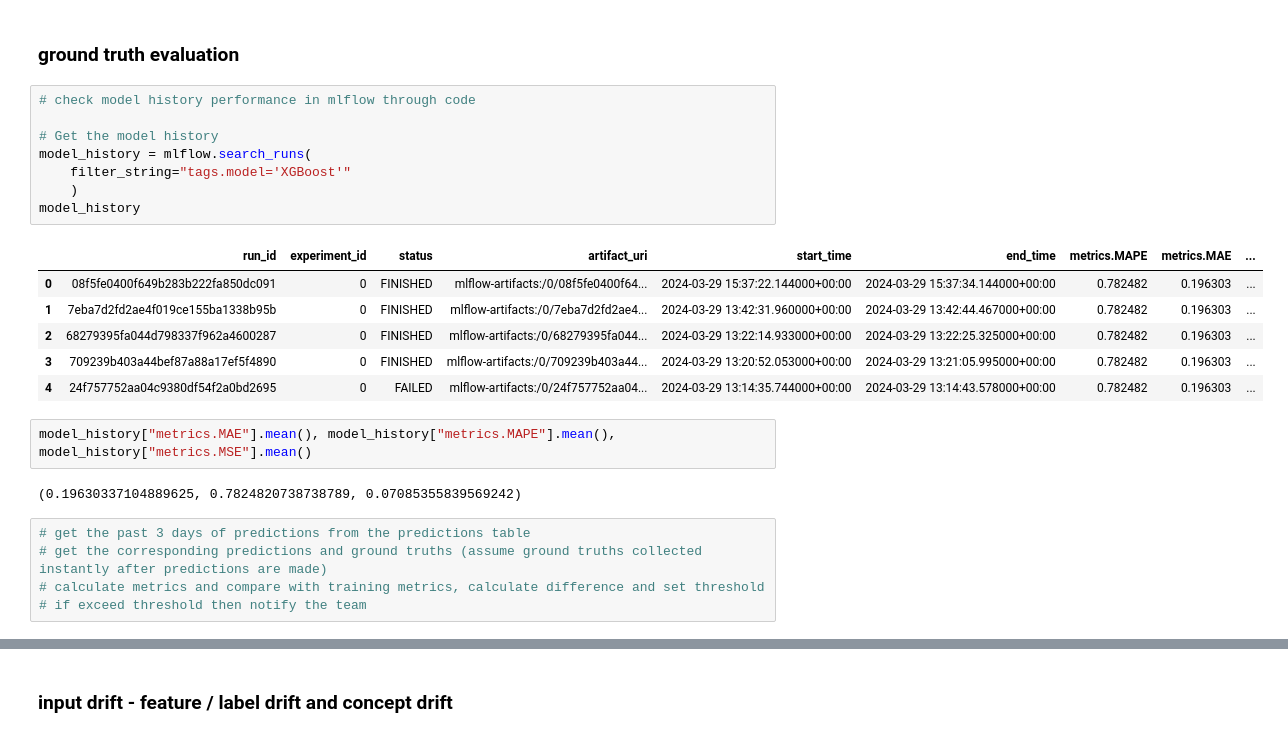
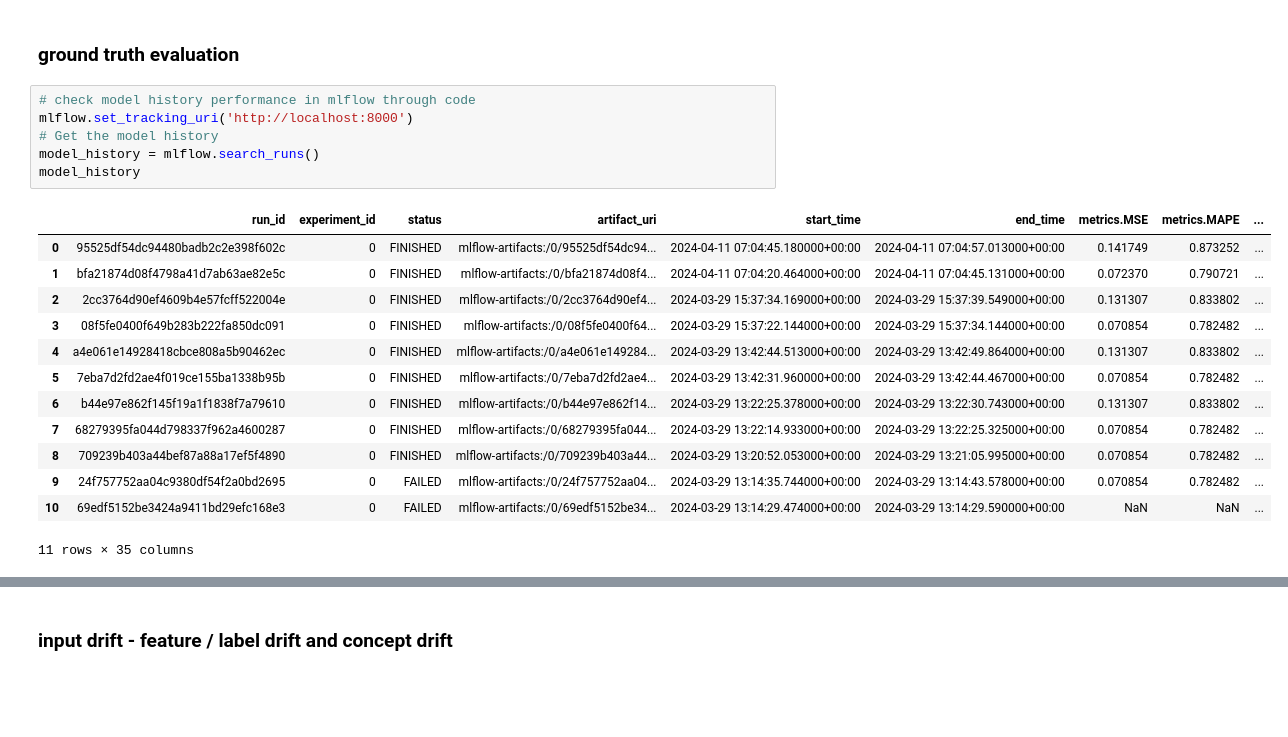
Before and after one commit to ivankqw/housing-mlops, a Jupyter notebook: source/mlops/monitoring_feedback.ipynb, the cells around one changed output, grey strips where cells are left out. Cells and saved outputs as stored; diff of their text form; blank space fills up the shorter version.

Commit message:
mlops monitoring
ground truth evaluatoin

```diff
--- a/source/mlops/monitoring_feedback.ipynb
+++ b/source/mlops/monitoring_feedback.ipynb
@@ -82,25 +137,21 @@ python -m mlflow server --host 127.0.0.1 --port 8000
 ### ground truth evaluation
 # %%
 # check model history performance in mlflow through code
-
+mlflow.set_tracking_uri('http://localhost:8000')
 # Get the model history
-model_history = mlflow.search_runs(
-    filter_string="tags.model='XGBoost'"
-    )
+model_history = mlflow.search_runs()
 model_history
 # %% [output]
-|  | run_id | experiment_id | status | artifact_uri | start_time | end_time | metrics.MAPE | metrics.MAE | ... |
-| 0 | 08f5fe0400f649b283b222fa850dc091 | 0 | FINISHED | mlflow-artifacts:/0/08f5fe0400f64... | 2024-03-29 15:37:22.144000+00:00 | 2024-03-29 15:37:34.144000+00:00 | 0.782482 | 0.196303 | ... |
-| 1 | 7eba7d2fd2ae4f019ce155ba1338b95b | 0 | FINISHED | mlflow-artifacts:/0/7eba7d2fd2ae4... | 2024-03-29 13:42:31.960000+00:00 | 2024-03-29 13:42:44.467000+00:00 | 0.782482 | 0.196303 | ... |
-| 2 | 68279395fa044d798337f962a4600287 | 0 | FINISHED | mlflow-artifacts:/0/68279395fa044... | 2024-03-29 13:22:14.933000+00:00 | 2024-03-29 13:22:25.325000+00:00 | 0.782482 | 0.196303 | ... |
-| 3 | 709239b403a44bef87a88a17ef5f4890 | 0 | FINISHED | mlflow-artifacts:/0/709239b403a44... | 2024-03-29 13:20:52.053000+00:00 | 2024-03-29 13:21:05.995000+00:00 | 0.782482 | 0.196303 | ... |
-| 4 | 24f757752aa04c9380df54f2a0bd2695 | 0 | FAILED | mlflow-artifacts:/0/24f757752aa04... | 2024-03-29 13:14:35.744000+00:00 | 2024-03-29 13:14:43.578000+00:00 | 0.782482 | 0.196303 | ... |
+|  | run_id | experiment_id | status | artifact_uri | start_time | end_time | metrics.MSE | metrics.MAPE | ... |
+| 0 | 95525df54dc94480badb2c2e398f602c | 0 | FINISHED | mlflow-artifacts:/0/95525df54dc94... | 2024-04-11 07:04:45.180000+00:00 | 2024-04-11 07:04:57.013000+00:00 | 0.141749 | 0.873252 | ... |
+| 1 | bfa21874d08f4798a41d7ab63ae82e5c | 0 | FINISHED | mlflow-artifacts:/0/bfa21874d08f4... | 2024-04-11 07:04:20.464000+00:00 | 2024-04-11 07:04:45.131000+00:00 | 0.072370 | 0.790721 | ... |
+| 2 | 2cc3764d90ef4609b4e57fcff522004e | 0 | FINISHED | mlflow-artifacts:/0/2cc3764d90ef4... | 2024-03-29 15:37:34.169000+00:00 | 2024-03-29 15:37:39.549000+00:00 | 0.131307 | 0.833802 | ... |
+| 3 | 08f5fe0400f649b283b222fa850dc091 | 0 | FINISHED | mlflow-artifacts:/0/08f5fe0400f64... | 2024-03-29 15:37:22.144000+00:00 | 2024-03-29 15:37:34.144000+00:00 | 0.070854 | 0.782482 | ... |
+| 4 | a4e061e14928418cbce808a5b90462ec | 0 | FINISHED | mlflow-artifacts:/0/a4e061e149284... | 2024-03-29 13:42:44.513000+00:00 | 2024-03-29 13:42:49.864000+00:00 | 0.131307 | 0.833802 | ... |
+| 5 | 7eba7d2fd2ae4f019ce155ba1338b95b | 0 | FINISHED | mlflow-artifacts:/0/7eba7d2fd2ae4... | 2024-03-29 13:42:31.960000+00:00 | 2024-03-29 13:42:44.467000+00:00 | 0.070854 | 0.782482 | ... |
+| 6 | b44e97e862f145f19a1f1838f7a79610 | 0 | FINISHED | mlflow-artifacts:/0/b44e97e862f14... | 2024-03-29 13:22:25.378000+00:00 | 2024-03-29 13:22:30.743000+00:00 | 0.131307 | 0.833802 | ... |
+| 7 | 68279395fa044d798337f962a4600287 | 0 | FINISHED | mlflow-artifacts:/0/68279395fa044... | 2024-03-29 13:22:14.933000+00:00 | 2024-03-29 13:22:25.325000+00:00 | 0.070854 | 0.782482 | ... |
+| 8 | 709239b403a44bef87a88a17ef5f4890 | 0 | FINISHED | mlflow-artifacts:/0/709239b403a44... | 2024-03-29 13:20:52.053000+00:00 | 2024-03-29 13:21:05.995000+00:00 | 0.070854 | 0.782482 | ... |
+| 9 | 24f757752aa04c9380df54f2a0bd2695 | 0 | FAILED | mlflow-artifacts:/0/24f757752aa04... | 2024-03-29 13:14:35.744000+00:00 | 2024-03-29 13:14:43.578000+00:00 | 0.070854 | 0.782482 | ... |
+| 10 | 69edf5152be3424a9411bd29efc168e3 | 0 | FAILED | mlflow-artifacts:/0/69edf5152be34... | 2024-03-29 13:14:29.474000+00:00 | 2024-03-29 13:14:29.590000+00:00 | NaN | NaN | ... |
+11 rows × 35 columns
-# %%
-model_history["metrics.MAE"].mean(), model_history["metrics.MAPE"].mean(), model_history["metrics.MSE"].mean()
-# %% [output]
-(0.19630337104889625, 0.7824820738738789, 0.07085355839569242)
-# %%
-# get the past 3 days of predictions from the predictions table
-# get the corresponding predictions and ground truths (assume ground truths collected instantly after predictions are made)
-# calculate metrics and compare with training metrics, calculate difference and set threshold
-# if exceed threshold then notify the team
```
Also changed, not shown: parts of 17 cells of this notebook, 2 other files.
